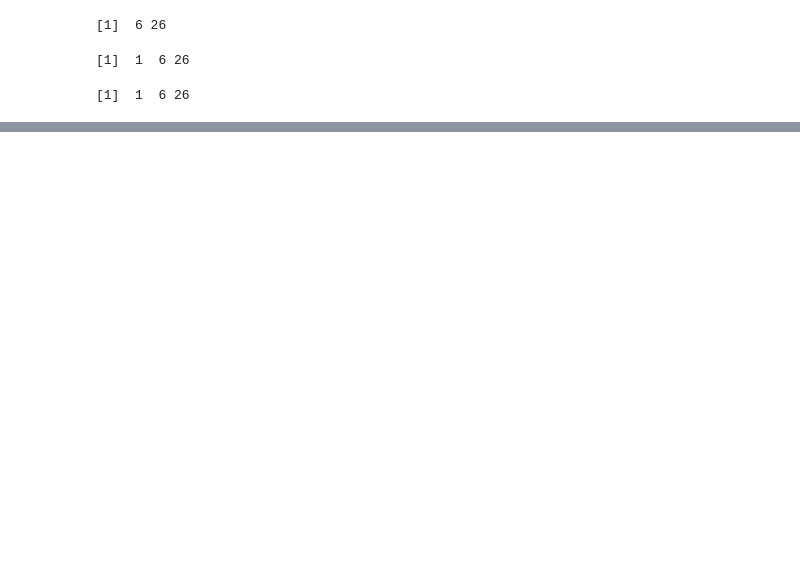
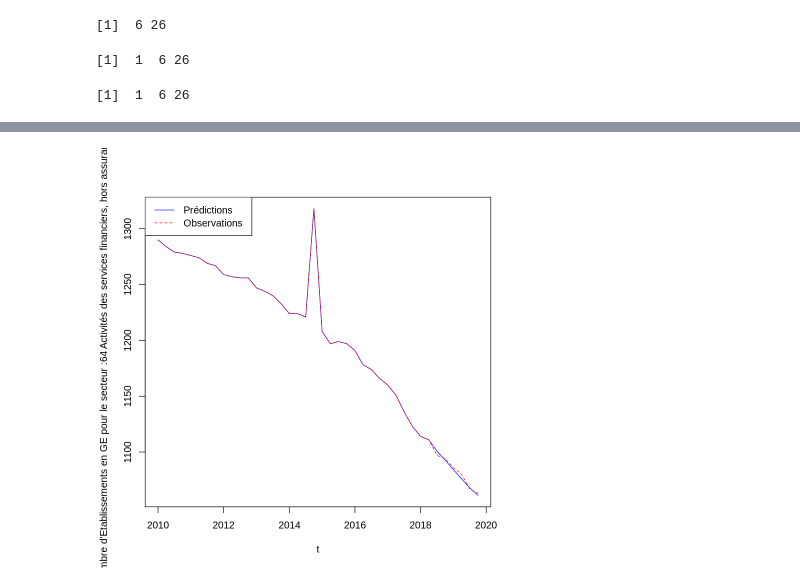
Before and after one commit to Jay-boo/TimeSeries_ACOSS, a Jupyter notebook: multivariate_LSTM_bis.ipynb, the cells around one changed output, grey strips where cells are left out. Saved outputs shown, nothing was run; the diff lists cells and outputs as text; code cells hidden in the pictures; blank space fills up the shorter version.

Commit message:
stable LSTM model

```diff
--- a/multivariate_LSTM_bis.ipynb
+++ b/multivariate_LSTM_bis.ipynb
@@ -460,0 +610,5 @@ save_model_tf(LSTM_model,"models/LSTM_non_stable")
+# %%
+x_test_array <- array(
+    data = as.numeric(unlist(x_test_scaled)),
+    dim=c(1,6,26)
+)
@@ -460,0 +619,3 @@ save_model_tf(LSTM_model,"models/LSTM_non_stable")
+# %%
+LSTM_forecast <- LSTM_model %>% predict(x_test_array,batch_size=1)
+LSTM_forecast %>%dim
@@ -460,0 +628,11 @@ save_model_tf(LSTM_model,"models/LSTM_non_stable")
+# %%
+#----------------------------------
+# Remembering we did 2 operations before inputing datat in our model :
+# 1.Differenciation
+# 2. Scaling
+
+#-------------
+# 1.unscale Predictions
+for (i in 1: dim(LSTM_forecast)[3]){
+    LSTM_forecast[,,i] <- LSTM_forecast[,,i] * scale_factor[["sd"]][i] +scale_factor[["center"]][i]
+}
@@ -460,0 +664,30 @@ save_model_tf(LSTM_model,"models/LSTM_non_stable")
+# %%
+index_secteur <- 1
+pred <- c(df.diff[1:(nrow(scaled_train)-prediction),index_secteur],LSTM_forecast[,,index_secteur])
+pred <-ts(pred, start=c(2010,2),frequency=4)
+obs <- df.diff[,index_secteur]
+
+#-----------------
+# Inverse differenciation
+starting_point <- df.ts[1,index_secteur]
+obs <-diffinv(obs,xi=starting_point)
+pred <-diffinv(pred,xi=starting_point)
+plot.ts(
+    cbind(pred,obs),
+    plot.type="single",
+    lty=c(1,2),
+    lwd=1,
+    xlab="t",
+    ylab=paste("Nombre d'Etablissements en GE pour le secteur :",lab.to.num$lab[index_secteur],sep=""),
+
+    col=c("blue","red")
+)
+legend("topleft",
+
+    legend=c("Prédictions","Observations"),
+    col=c("blue","red"),
+    lty=c(1,2),
+    lwd=1
+)
+# %% [output]
+[figure, added]
```
Also changed, not shown: parts of 38 cells of this notebook, 26 other files.
